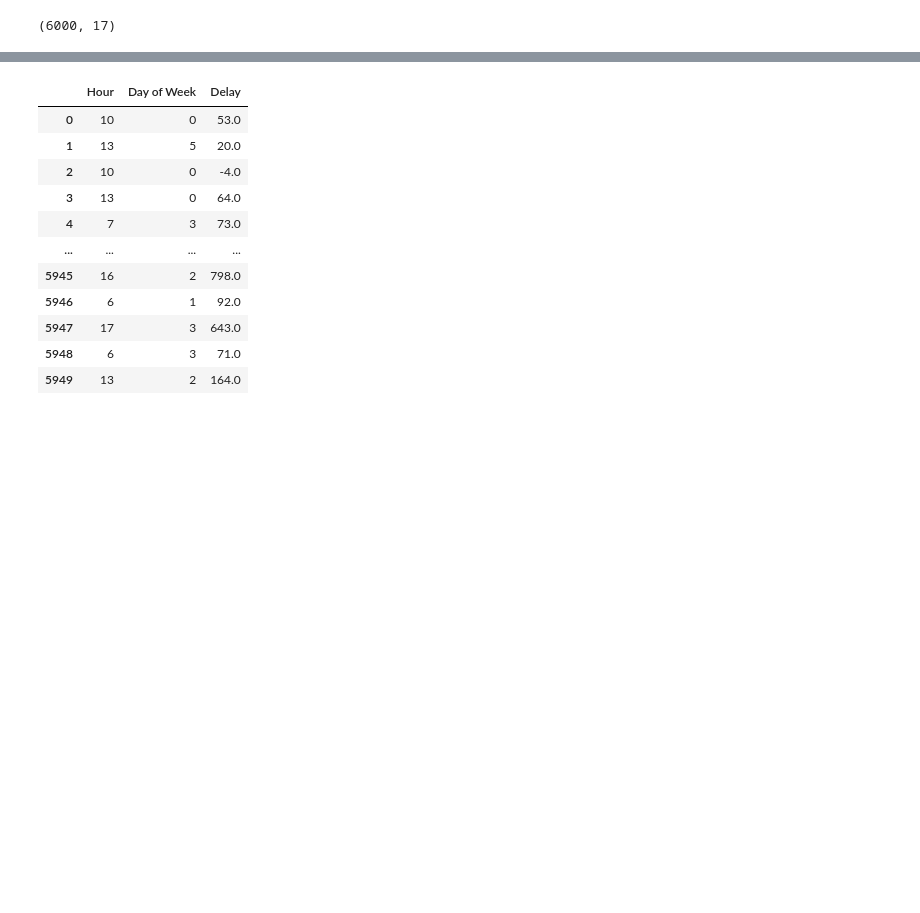
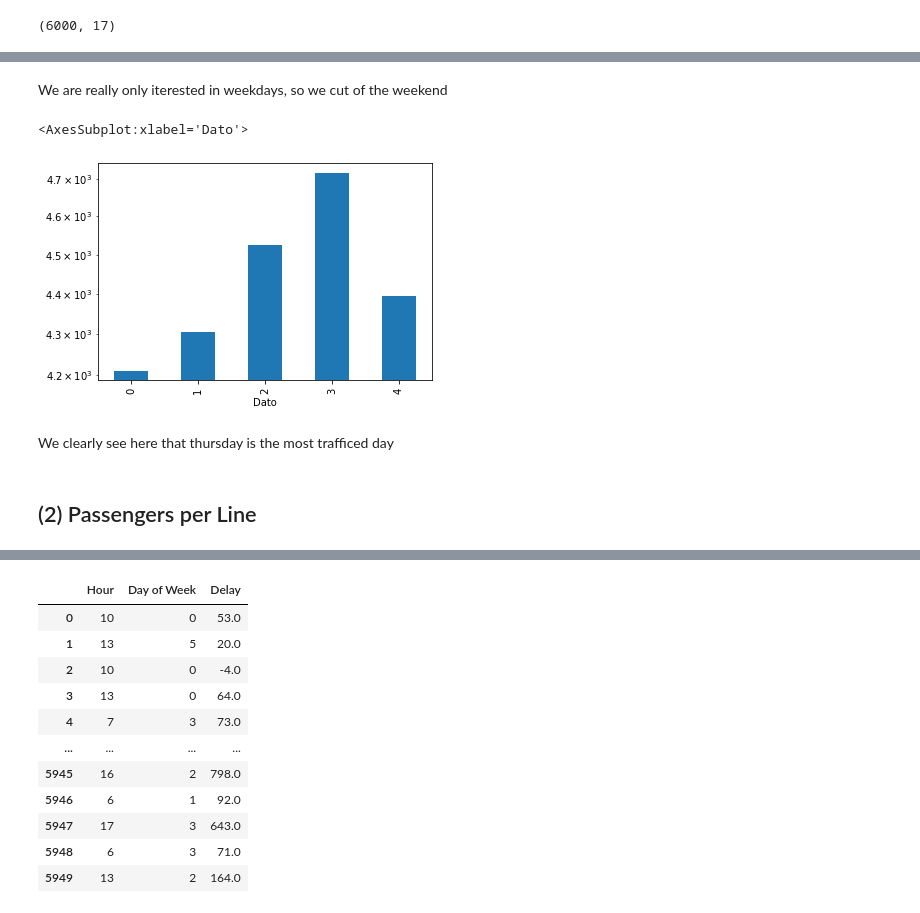
Before and after one commit to kjxlstad/RuterDataVisualization, a Jupyter notebook: ruterdata.ipynb, the cells around one changed output, grey strips where cells are left out. Cells and saved outputs as stored; diff of their text form; code cells hidden in the pictures; blank space fills up the shorter version.

```diff
--- a/ruterdata.ipynb
+++ b/ruterdata.ipynb
@@ -66,0 +85,11 @@ sns.displot(data['Dato'], bins=100, kde=True)
+# %% [markdown]
+We are really only iterested in weekdays, so we cut of the weekend
+# %%
+s[:5].plot.bar(logy=True)
+# %% [output]
+<AxesSubplot:xlabel='Dato'>
+[figure, added]
+# %% [markdown]
+We clearly see here that thursday is the most trafficed day
+# %% [markdown]
+## (2) Passengers per Line
```
Also changed, not shown: parts of 22 cells of this notebook.
